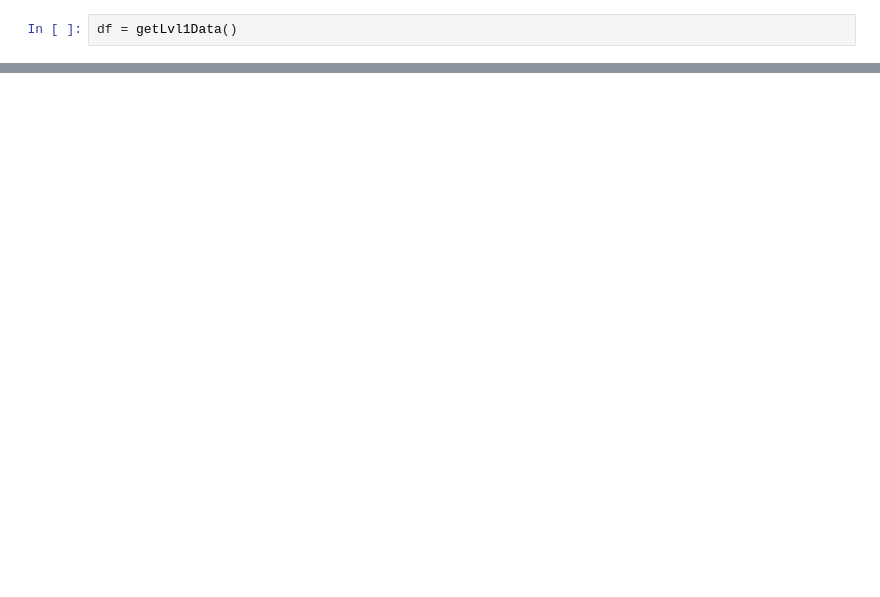
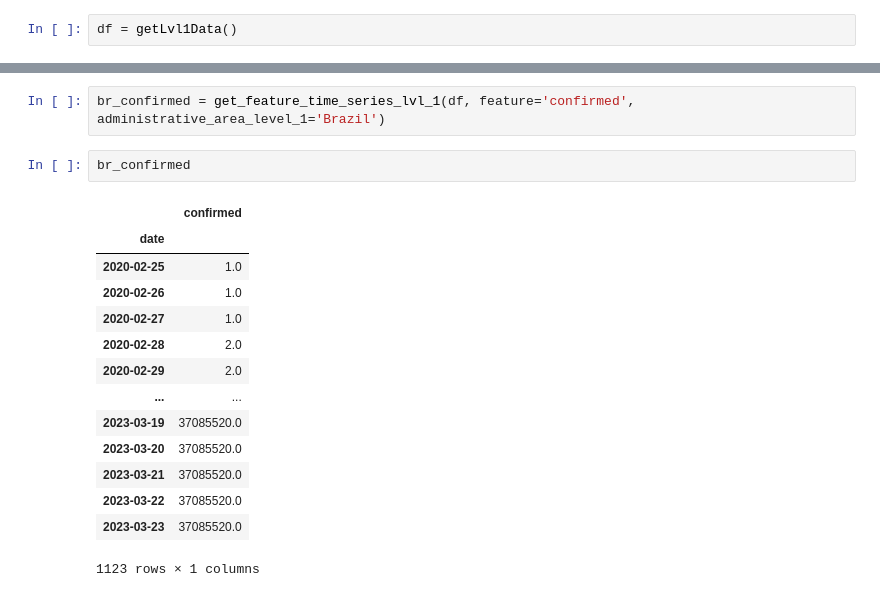
Before and after one commit to heitortanoue/time-series, a Jupyter notebook: python/streamlit/notebooks/test.ipynb, the cells around one changed output, grey strips where cells are left out. Drawn from its saved outputs; the diff is of its cells as text; blank space fills up the shorter version.

```diff
--- a/python/streamlit/notebooks/test.ipynb
+++ b/python/streamlit/notebooks/test.ipynb
@@ -104,0 +171,19 @@ df
+# %%
+br_confirmed = get_feature_time_series_lvl_1(df, feature='confirmed', administrative_area_level_1='Brazil')
+# %%
+br_confirmed
+# %% [output]
+|  | confirmed |
+| date |  |
+| 2020-02-25 | 1.0 |
+| 2020-02-26 | 1.0 |
+| 2020-02-27 | 1.0 |
+| 2020-02-28 | 2.0 |
+| 2020-02-29 | 2.0 |
+| ... | ... |
+| 2023-03-19 | 37085520.0 |
+| 2023-03-20 | 37085520.0 |
+| 2023-03-21 | 37085520.0 |
+| 2023-03-22 | 37085520.0 |
+| 2023-03-23 | 37085520.0 |
+1123 rows × 1 columns
```
Also changed, not shown: parts of 11 cells of this notebook, 2 other files.
